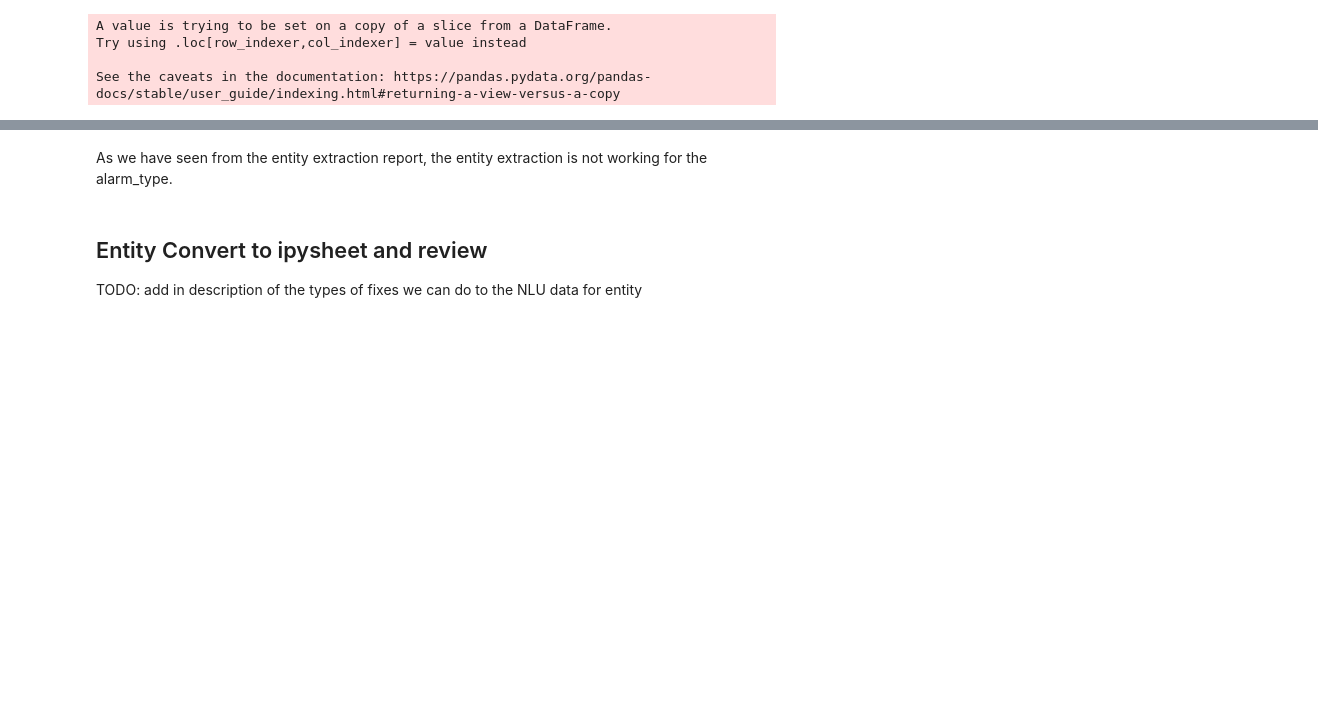
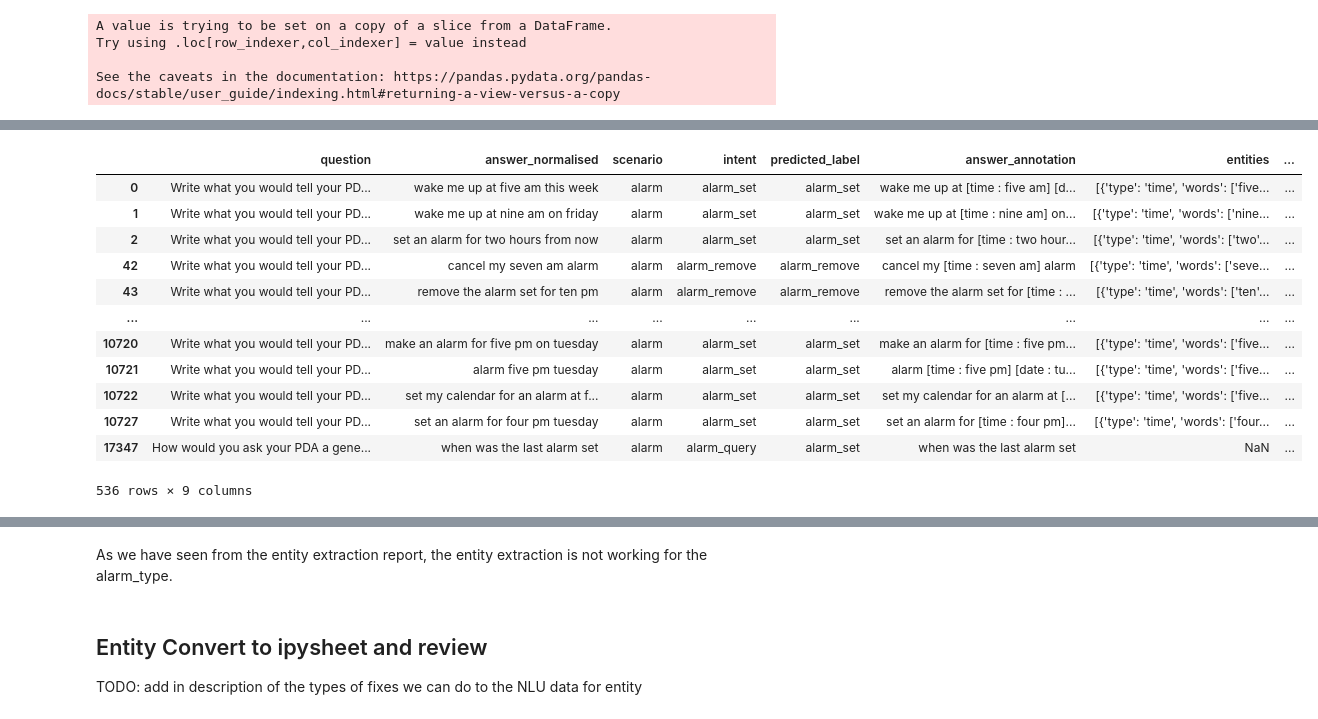
Before and after one commit to secretsauceai/NLU-engine-prototype-benchmarks, a Jupyter notebook: Macro_NLU_Entity_Refinement.ipynb, the cells around one changed output, grey strips where cells are left out. Saved outputs shown, nothing was run; the diff lists cells and outputs as text; code cells hidden in the pictures; blank space fills up the shorter version.

```diff
--- a/Macro_NLU_Entity_Refinement.ipynb
+++ b/Macro_NLU_Entity_Refinement.ipynb
@@ -112,5 +124,7 @@ import numpy as np
 # %%
+import numpy as np
 removed_nlu_data_refined_df['entity_types'] = removed_nlu_data_refined_df['entity_types'].apply(lambda y: np.nan if len(y)==0 else y)
+removed_nlu_data_refined_df['entities'] = removed_nlu_data_refined_df['entities'].apply(lambda y: np.nan if len(y)==0 else y)
 # %% [output]
 A value is trying to be set on a copy of a slice from a DataFrame.
 Try using .loc[row_indexer,col_indexer] = value instead
@@ -188,2 +222,4 @@ DataUtils.pickle_model(classifier=crf_model, model_path=model_path)
+# %%
+model_path = 'models/analytics/entity_tagger.sav'
 # %%
 crf_model = DataUtils.import_pickled_model(model_path)
@@ -210,3 +246,9 @@ incorrect_predicted_entities_df = removed_nlu_data_refined_df[removed_nlu_data_r
 # TODO: have user choose a domain, make report about entities in the domain,...
 # TODO: after the report, does the user clean all entities in the domain at once, or by individual entity type?
 # TODO: review from here below, this code is a bit older than the above code
+# %%
+domain_selection = MacroDataRefinement.list_and_select_domain(
+    removed_nlu_data_refined_df)
+# %%
+domain_df = DataUtils.get_domain_df(
+    removed_nlu_data_refined_df, domain_selection)
@@ -212,0 +257,16 @@ incorrect_predicted_entities_df = removed_nlu_data_refined_df[removed_nlu_data_r
+# %%
+domain_df
+# %% [output]
+|  | question | answer_normalised | scenario | intent | predicted_label | answer_annotation | entities | ... |
+| 0 | Write what you would tell your PD... | wake me up at five am this week | alarm | alarm_set | alarm_set | wake me up at [time : five am] [d... | [{'type': 'time', 'words': ['five... | ... |
+| 1 | Write what you would tell your PD... | wake me up at nine am on friday | alarm | alarm_set | alarm_set | wake me up at [time : nine am] on... | [{'type': 'time', 'words': ['nine... | ... |
+| 2 | Write what you would tell your PD... | set an alarm for two hours from now | alarm | alarm_set | alarm_set | set an alarm for [time : two hour... | [{'type': 'time', 'words': ['two'... | ... |
+| 42 | Write what you would tell your PD... | cancel my seven am alarm | alarm | alarm_remove | alarm_remove | cancel my [time : seven am] alarm | [{'type': 'time', 'words': ['seve... | ... |
+| 43 | Write what you would tell your PD... | remove the alarm set for ten pm | alarm | alarm_remove | alarm_remove | remove the alarm set for [time : ... | [{'type': 'time', 'words': ['ten'... | ... |
+| ... | ... | ... | ... | ... | ... | ... | ... | ... |
+| 10720 | Write what you would tell your PD... | make an alarm for five pm on tuesday | alarm | alarm_set | alarm_set | make an alarm for [time : five pm... | [{'type': 'time', 'words': ['five... | ... |
+| 10721 | Write what you would tell your PD... | alarm five pm tuesday | alarm | alarm_set | alarm_set | alarm [time : five pm] [date : tu... | [{'type': 'time', 'words': ['five... | ... |
+| 10722 | Write what you would tell your PD... | set my calendar for an alarm at f... | alarm | alarm_set | alarm_set | set my calendar for an alarm at [... | [{'type': 'time', 'words': ['five... | ... |
+| 10727 | Write what you would tell your PD... | set an alarm for four pm tuesday | alarm | alarm_set | alarm_set | set an alarm for [time : four pm]... | [{'type': 'time', 'words': ['four... | ... |
+| 17347 | How would you ask your PDA a gene... | when was the last alarm set | alarm | alarm_query | alarm_set | when was the last alarm set | NaN | ... |
+536 rows × 9 columns
```
Also changed, not shown: parts of 31 cells of this notebook, 3 other files.
